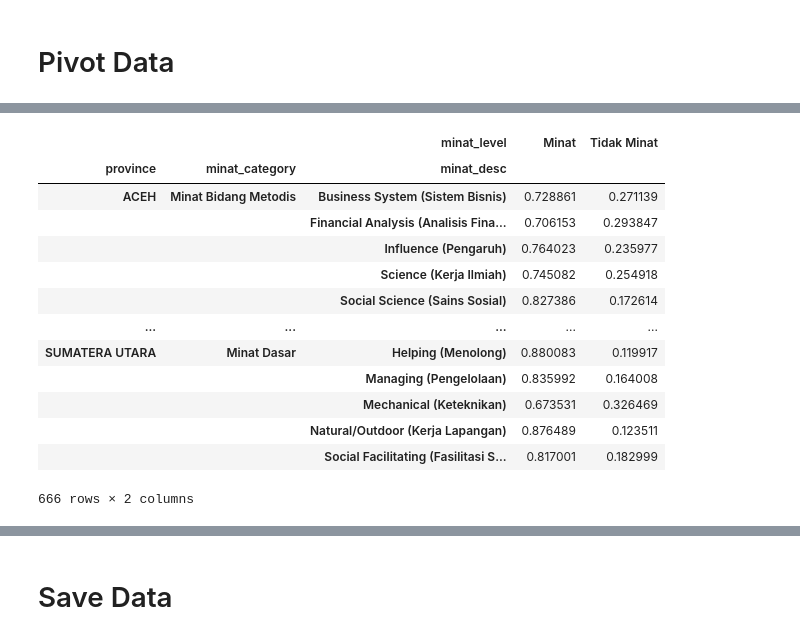
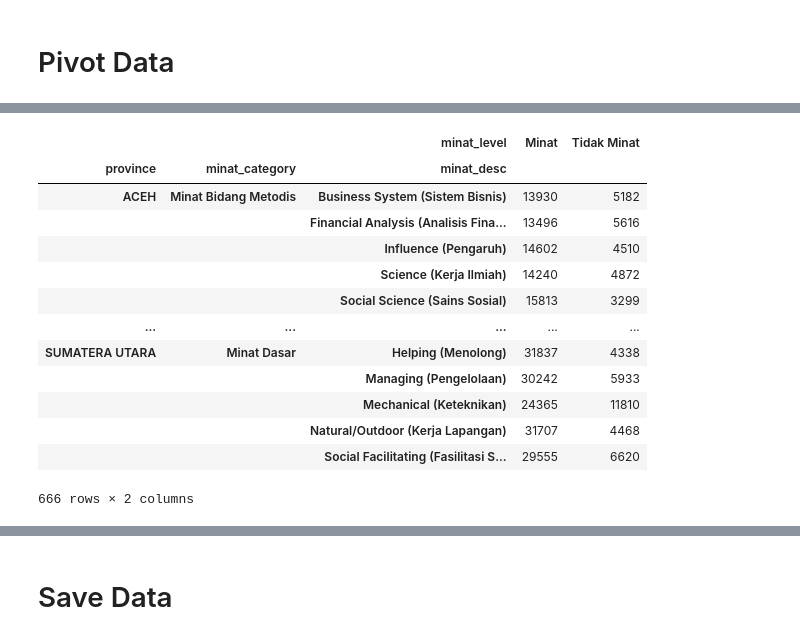
Before and after one commit to darren7753/Talent-and-Interest-Assessment, a Jupyter notebook: Calculation.ipynb, the cells around one changed output, grey strips where cells are left out. Drawn from its saved outputs; the diff is of its cells as text; code cells hidden in the pictures.

```diff
--- a/Calculation.ipynb
+++ b/Calculation.ipynb
@@ -150,8 +225,7 @@ df_report.set_index("Aspek_desc")["Kategori"].to_dict()
 # %%
 df_grouped_cleaned = df_grouped.copy()
 df_grouped_cleaned.columns = ["province", "minat_desc", "minat_level", "count"]
-df_grouped_cleaned["pct"] = df_grouped_cleaned["count"] / df_grouped_cleaned.groupby(["province", "minat_desc"])["count"].transform("sum")
 df_grouped_cleaned["minat_category"] = df_grouped_cleaned["minat_desc"].map(df_report.set_index("Aspek_desc")["Kategori"].to_dict())
-df_grouped_cleaned = df_grouped_cleaned[["province", "minat_category", "minat_desc", "minat_level", "count", "pct"]]
+df_grouped_cleaned = df_grouped_cleaned[["province", "minat_category", "minat_desc", "minat_level", "count"]]
 df_grouped_cleaned
 # %% [output]
@@ -173,23 +272,23 @@ df_grouped_cleaned
 # %%
 df_pivoted = df_grouped_cleaned.copy()
 df_pivoted = df_pivoted.pivot(
     index=["province", "minat_category", "minat_desc"],
     columns="minat_level",
-    values="pct"
+    values="count"
 )
 df_pivoted
 # %% [output]
 |  |  | minat_level | Minat | Tidak Minat |
 | province | minat_category | minat_desc |  |  |
-| ACEH | Minat Bidang Metodis | Business System (Sistem Bisnis) | 0.728861 | 0.271139 |
-|  |  | Financial Analysis (Analisis Fina... | 0.706153 | 0.293847 |
-|  |  | Influence (Pengaruh) | 0.764023 | 0.235977 |
-|  |  | Science (Kerja Ilmiah) | 0.745082 | 0.254918 |
-|  |  | Social Science (Sains Sosial) | 0.827386 | 0.172614 |
+| ACEH | Minat Bidang Metodis | Business System (Sistem Bisnis) | 13930 | 5182 |
+|  |  | Financial Analysis (Analisis Fina... | 13496 | 5616 |
+|  |  | Influence (Pengaruh) | 14602 | 4510 |
+|  |  | Science (Kerja Ilmiah) | 14240 | 4872 |
+|  |  | Social Science (Sains Sosial) | 15813 | 3299 |
 | ... | ... | ... | ... | ... |
-| SUMATERA UTARA | Minat Dasar | Helping (Menolong) | 0.880083 | 0.119917 |
-|  |  | Managing (Pengelolaan) | 0.835992 | 0.164008 |
-|  |  | Mechanical (Keteknikan) | 0.673531 | 0.326469 |
-|  |  | Natural/Outdoor (Kerja Lapangan) | 0.876489 | 0.123511 |
-|  |  | Social Facilitating (Fasilitasi S... | 0.817001 | 0.182999 |
+| SUMATERA UTARA | Minat Dasar | Helping (Menolong) | 31837 | 4338 |
+|  |  | Managing (Pengelolaan) | 30242 | 5933 |
+|  |  | Mechanical (Keteknikan) | 24365 | 11810 |
+|  |  | Natural/Outdoor (Kerja Lapangan) | 31707 | 4468 |
+|  |  | Social Facilitating (Fasilitasi S... | 29555 | 6620 |
 666 rows × 2 columns
```
Also changed, not shown: parts of 10 cells of this notebook, 1 other file.
